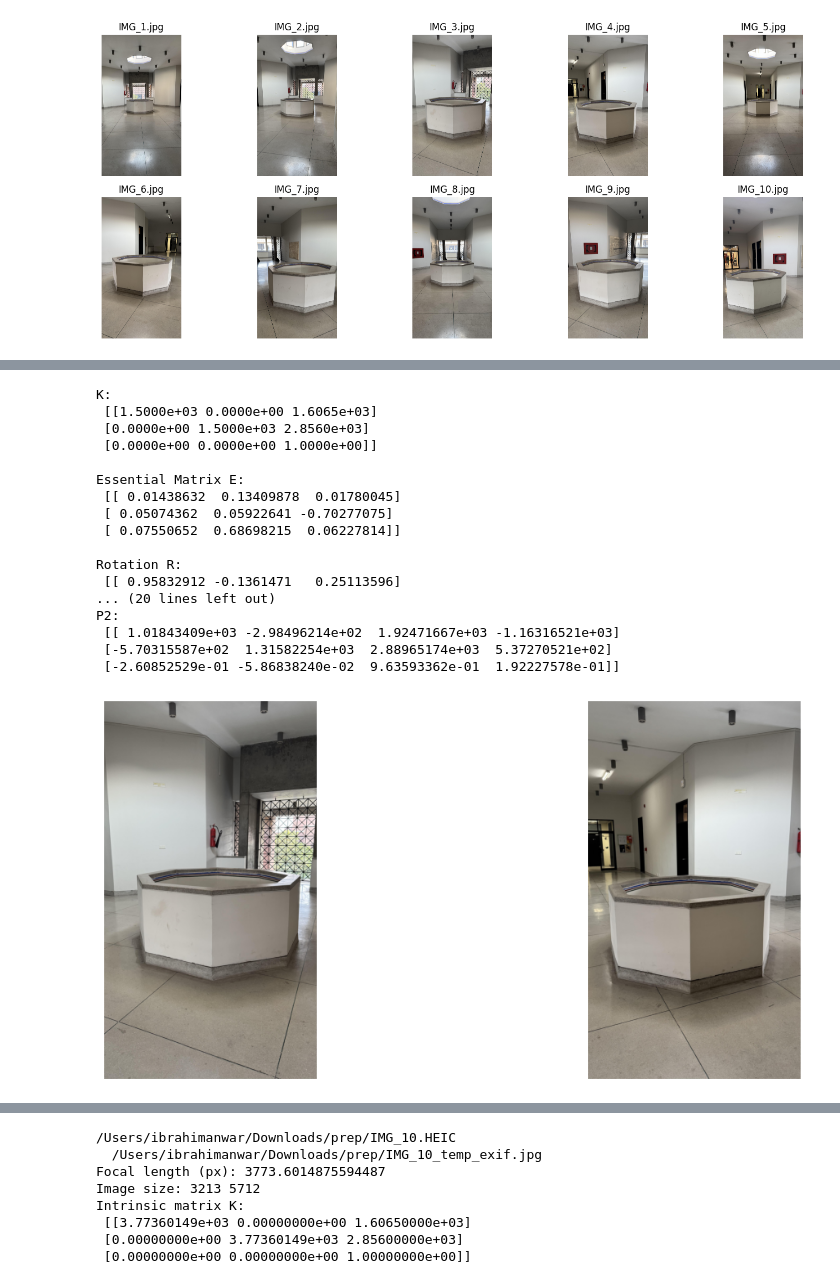
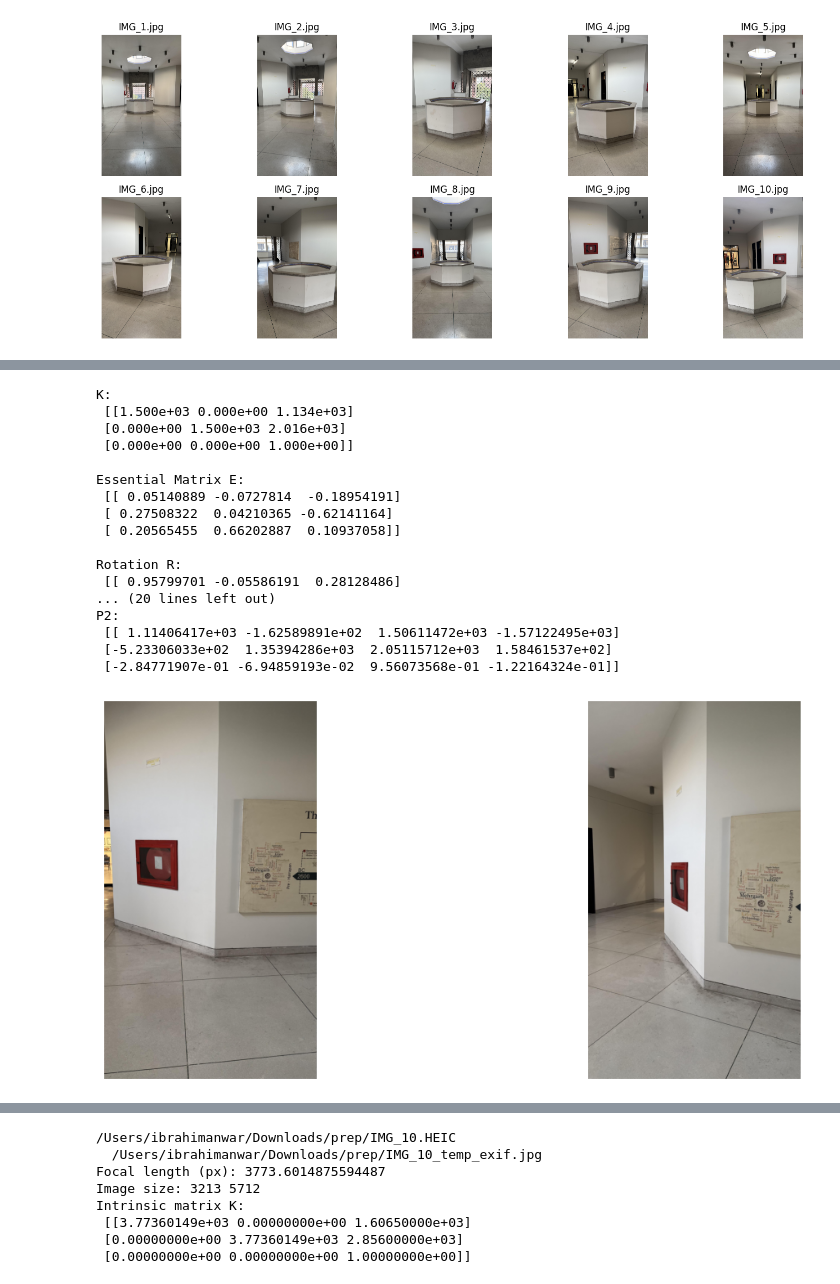
Before and after one commit to ibrahim234523/CV_PROJECT, a Jupyter notebook: 19.ipynb, the cells around one changed output, grey strips where cells are left out. Saved outputs shown, nothing was run; the diff lists cells and outputs as text; code cells hidden in the pictures.

```diff
--- a/19.ipynb
+++ b/19.ipynb
@@ -46,12 +46,33 @@ Sorted image files:
 ['IMG_1.jpg', 'IMG_2.jpg', 'IMG_3.jpg', 'IMG_4.jpg', 'IMG_5.jpg', 'IMG_6.jpg', 'IMG_7.jpg', 'IMG_8.jpg', 'IMG_9.jpg', 'IMG_10.jpg']
 [figure]
 # %%
+import os
+import cv2
+import numpy as np
+import random
+import matplotlib.pyplot as plt
+
+output_dir = "converted_images_preprocessed"
+os.makedirs(output_dir, exist_ok=True)
 preprocessed_images = []
-for img in images:
+
+for idx, img in enumerate(images):
+
     gray = cv2.cvtColor(img, cv2.COLOR_BGR2GRAY)
     blur = cv2.GaussianBlur(gray, (5,5), 0)
-    preprocessed_images.append(blur)
+    kernel = np.array([[0, -1, 0],
+                       [-1, 5, -1],
+                       [0, -1, 0]])
+    sharp = cv2.filter2D(blur, -1, kernel)
+    lap = cv2.Laplacian(blur, cv2.CV_64F)
+    lap = cv2.convertScaleAbs(lap)
+    enhanced = cv2.addWeighted(blur, 1.0, lap, 0.3, 0)
+    final_img = enhanced
+    preprocessed_images.append(final_img)
+    save_path = os.path.join(output_dir, f"img_{idx:04d}.png")
+    cv2.imwrite(save_path, final_img)
 
+print(f"Saved {len(preprocessed_images)} images to: {output_dir}")
 plt.figure(figsize=(15,6))
 for i, img in enumerate(random.sample(preprocessed_images, min(10, len(preprocessed_images)))):
     plt.subplot(2,5,i+1)
@@ -130,12 +152,12 @@ geo_scores.sort(reverse=True)
 _, best_i, best_j = geo_scores[0]
 
 
-img1 = images[2]
-img2 = images[3]
-kp1 = keys[2]
-kp2 = keys[3]
-des1 = descriptors[2]
-des2 = descriptors[3]
+img1 = images[22]
+img2 = images[23]
+kp1 = keys[22]
+kp2 = keys[23]
+des1 = descriptors[22]
+des2 = descriptors[23]
 
 plt.figure(figsize=(14,6))
 
@@ -200,44 +222,44 @@ pts3 /= s
 
 img1_rgb = cv2.cvtColor(img1, cv2.COLOR_BGR2RGB)
 colors = []
 for u, v in pts1:
     ui, vi = int(round(u)), int(round(v))
     if 0 <= vi < img1_rgb.shape[0] and 0 <= ui < img1_rgb.shape[1]:
         colors.append(img1_rgb[vi, ui])
     else:
         colors.append([255,255,255])
 colors = np.array(colors, np.uint8)
 
 def save_ply(f, pts, col):
     with open(f, "w") as fp:
         fp.write("ply\nformat ascii 1.0\n")
         fp.write(f"element vertex {pts.shape[0]}\n")
         fp.write("property float x\nproperty float y\nproperty float z\n")
         fp.write("property uchar red\nproperty uchar green\nproperty uchar blue\nend_header\n")
         for (x,y,z),(r,g,b) in zip(pts,col):
             fp.write(f"{x} {y} {z} {r} {g} {b}\n")
 
 save_ply("sfm_best_pair_pointcloud.ply", pts3, colors)
 points_3d = pts3
 # %% [output]
 K:
- [[1.5000e+03 0.0000e+00 1.6065e+03]
- [0.0000e+00 1.5000e+03 2.8560e+03]
- [0.0000e+00 0.0000e+00 1.0000e+00]]
+ [[1.500e+03 0.000e+00 1.134e+03]
+ [0.000e+00 1.500e+03 2.016e+03]
+ [0.000e+00 0.000e+00 1.000e+00]]
 
 Essential Matrix E:
- [[ 0.01438632  0.13409878  0.01780045]
- [ 0.05074362  0.05922641 -0.70277075]
- [ 0.07550652  0.68698215  0.06227814]]
+ [[ 0.05140889 -0.0727814  -0.18954191]
+ [ 0.27508322  0.04210365 -0.62141164]
+ [ 0.20565455  0.66202887  0.10937058]]
 
 Rotation R:
- [[ 0.95832912 -0.1361471   0.25113596]
+ [[ 0.95799701 -0.05586191  0.28128486]
 ... (20 lines left out)
 P2:
- [[ 1.01843409e+03 -2.98496214e+02  1.92471667e+03 -1.16316521e+03]
- [-5.70315587e+02  1.31582254e+03  2.88965174e+03  5.37270521e+02]
- [-2.60852529e-01 -5.86838240e-02  9.63593362e-01  1.92227578e-01]]
+ [[ 1.11406417e+03 -1.62589891e+02  1.50611472e+03 -1.57122495e+03]
+ [-5.23306033e+02  1.35394286e+03  2.05115712e+03  1.58461537e+02]
+ [-2.84771907e-01 -6.94859193e-02  9.56073568e-01 -1.22164324e-01]]
-[figure, old version]
+[figure, new version]
 # %%
 
 plt.figure(figsize=(8,8))
```
Also changed, not shown: parts of 7 cells of this notebook, 57 other files.
